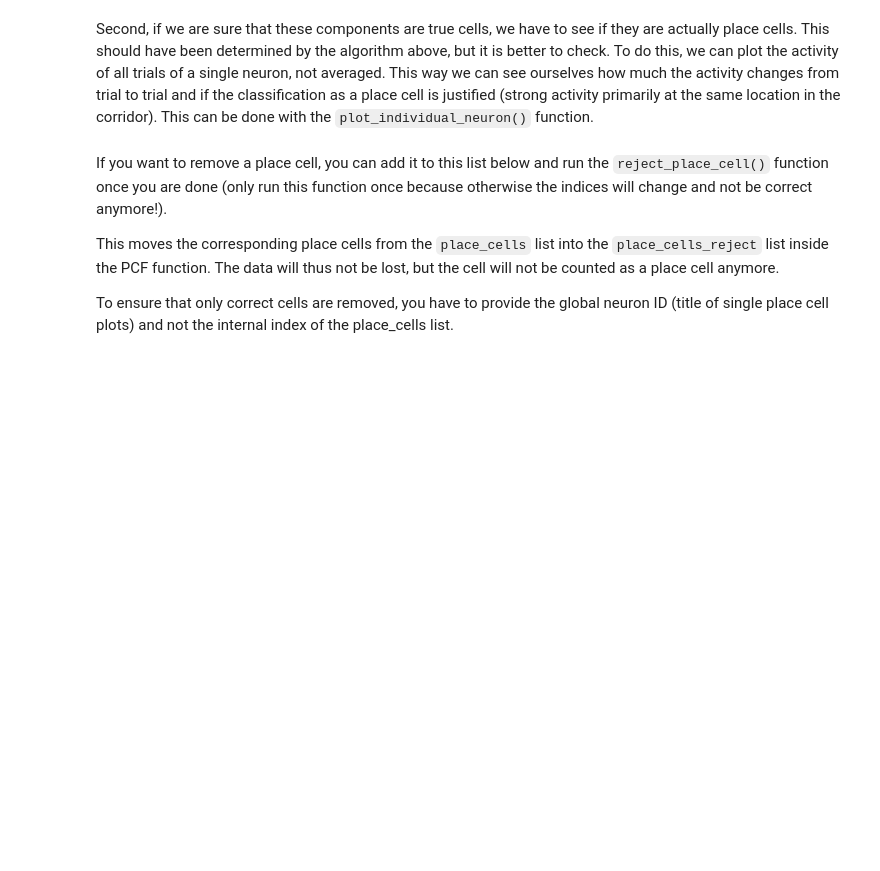
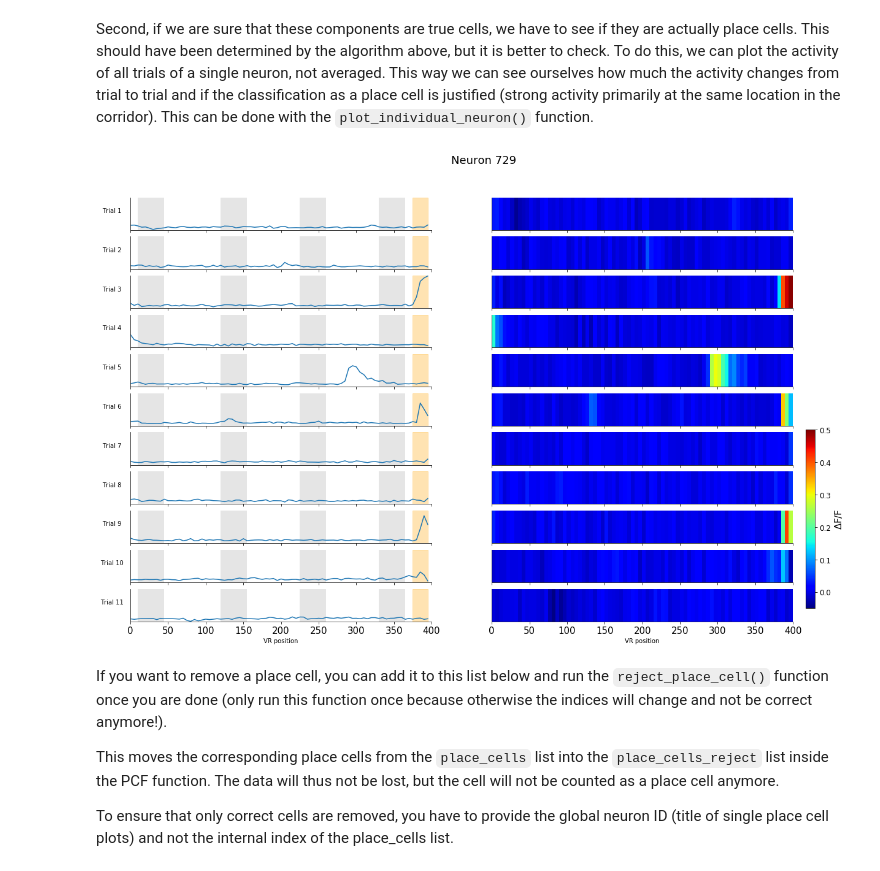
Before and after one commit to Hendriela/Custom_caiman, a Jupyter notebook: notebooks/04_Place_cell_detection.ipynb, the cells around one changed output. Saved outputs shown, nothing was run; the diff lists cells and outputs as text; code cells hidden in the pictures; blank space fills up the shorter version.

```diff
--- a/notebooks/04_Place_cell_detection.ipynb
+++ b/notebooks/04_Place_cell_detection.ipynb
@@ -126,4 +132,6 @@ pcf = pipe.load_pcf(root2)
 pcf.plot_all_place_cells(save=False, show_neuron_id=True)
+# %%
+pcf = old
 # %% [markdown]
 ## Place cell quality check
 
@@ -138,7 +145,9 @@ Second, if we are sure that these components are true cells, we have to see if t
 # %%
 # go through all place cells and plot single trials by changing the input index (use idx of plot_all_place_cells)
 %matplotlib inline
-pcf.plot_individual_neuron(225)
+pcf.plot_individual_neuron(729)
+# %% [output]
+[figure, added]
 # %% [markdown]
 If you want to remove a place cell, you can add it to this list below and run the ``reject_place_cell()`` function once you are done (only run this function once because otherwise the indices will change and not be correct anymore!).
 
```
Also changed, not shown: parts of 11 cells of this notebook, 3 other files.
